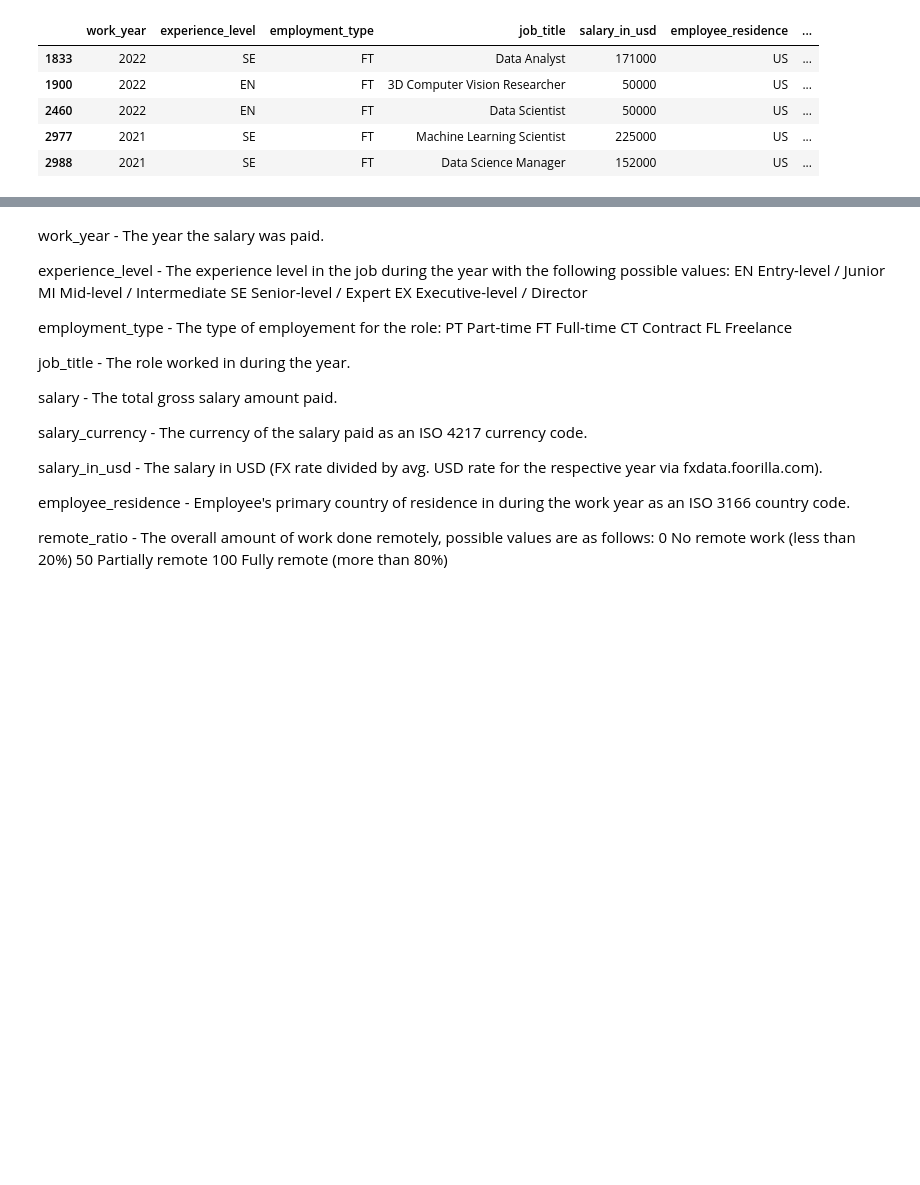
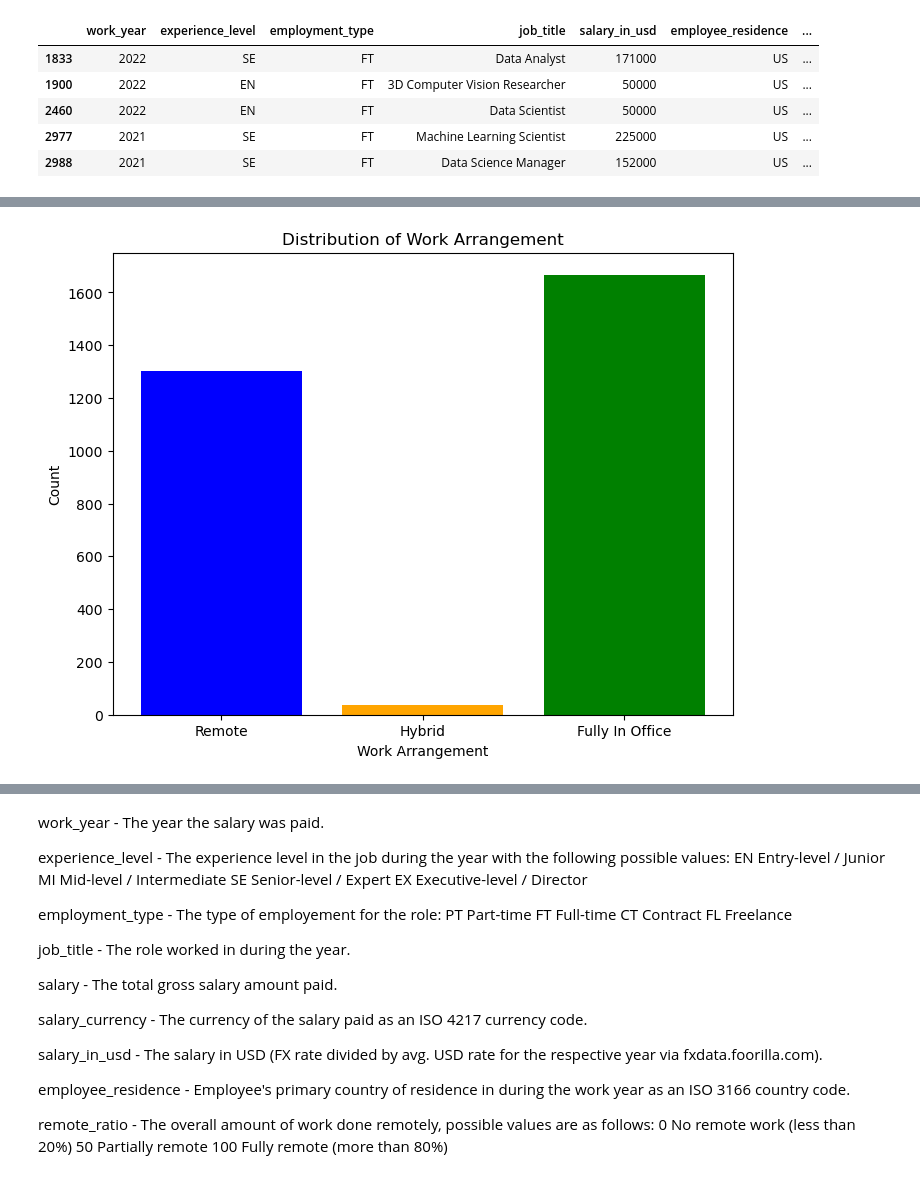
Before and after one commit to EmmsDK/BI-Fall-2023-Exam-Project, a Jupyter notebook: Business Intelligence Fall 2023 Exam Project copy.ipynb, the cells around one changed output, grey strips where cells are left out. Drawn from its saved outputs; the diff is of its cells as text; code cells hidden in the pictures; blank space fills up the shorter version.

```diff
--- a/Business Intelligence Fall 2023 Exam Project copy.ipynb
+++ b/Business Intelligence Fall 2023 Exam Project copy.ipynb
@@ -499,0 +509,24 @@ sal_df
+# %%
+# Create a simple bar chart
+plt.figure(figsize=(8, 6))
+
+# Extract the values for each category
+remote = sal_df[sal_df['remote_ratio'] == 100]['remote_ratio'].count()
+hybrid = sal_df[sal_df['remote_ratio'] == 50]['remote_ratio'].count()
+office = sal_df[sal_df['remote_ratio'] == 0]['remote_ratio'].count()
+
+categories = ['Remote', 'Hybrid', 'Fully In Office']
+values = [remote, hybrid, office]
+
+# Create the bar chart
+plt.bar(categories, values, color=['blue', 'orange', 'green'])
+
+# Add labels and title
+plt.xlabel('Work Arrangement')
+plt.ylabel('Count')
+plt.title('Distribution of Work Arrangement')
+
+# Show the plot
+plt.show()
+# %% [output]
+[figure, added]
```
Also changed, not shown: parts of 4 cells of this notebook.
